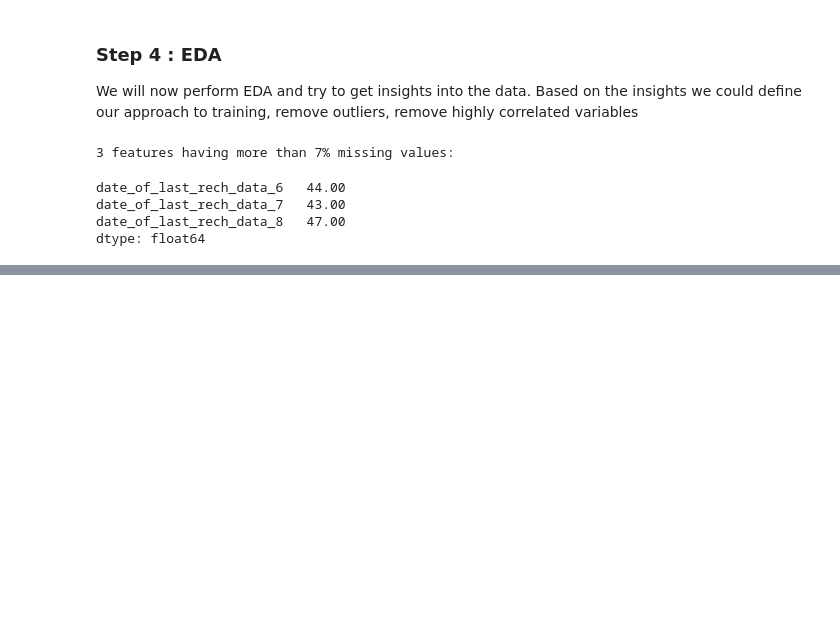
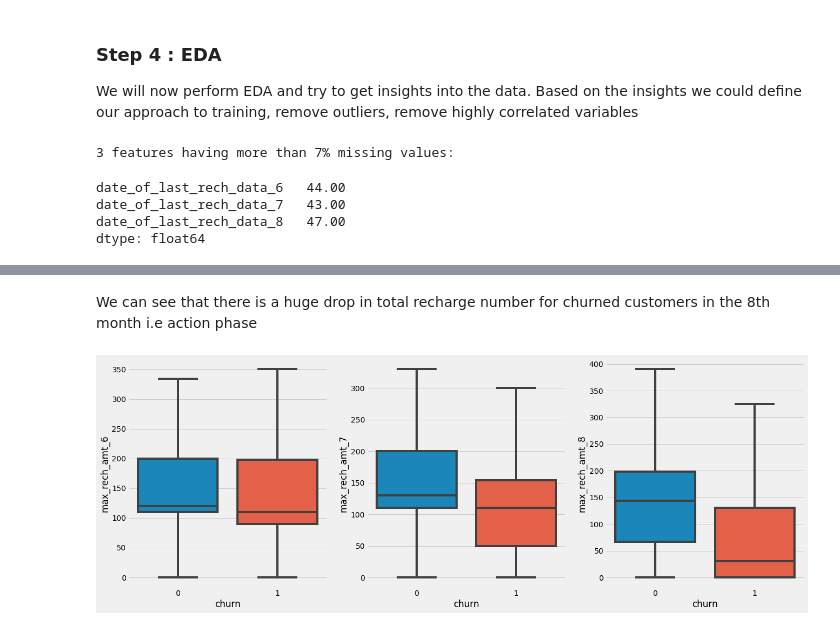
Before and after one commit to rramchan12/Telecom-Churn-CaseStudy, a Jupyter notebook: Telecom Churn Case Study.ipynb, the cells around one changed output, grey strips where cells are left out. Saved outputs shown, nothing was run; the diff lists cells and outputs as text; code cells hidden in the pictures; blank space fills up the shorter version.

```diff
--- a/Telecom Churn Case Study.ipynb
+++ b/Telecom Churn Case Study.ipynb
@@ -333,0 +355,7 @@ dtype: float64
+# %% [markdown]
+We can see that there is a huge drop in total recharge number for churned customers in the 8th month i.e action phase
+# %%
+# Ploting for maximum recharge amount :
+create_box_plot('max_rech_amt')
+# %% [output]
+[figure, added]
```
Also changed, not shown: parts of 30 cells of this notebook.
